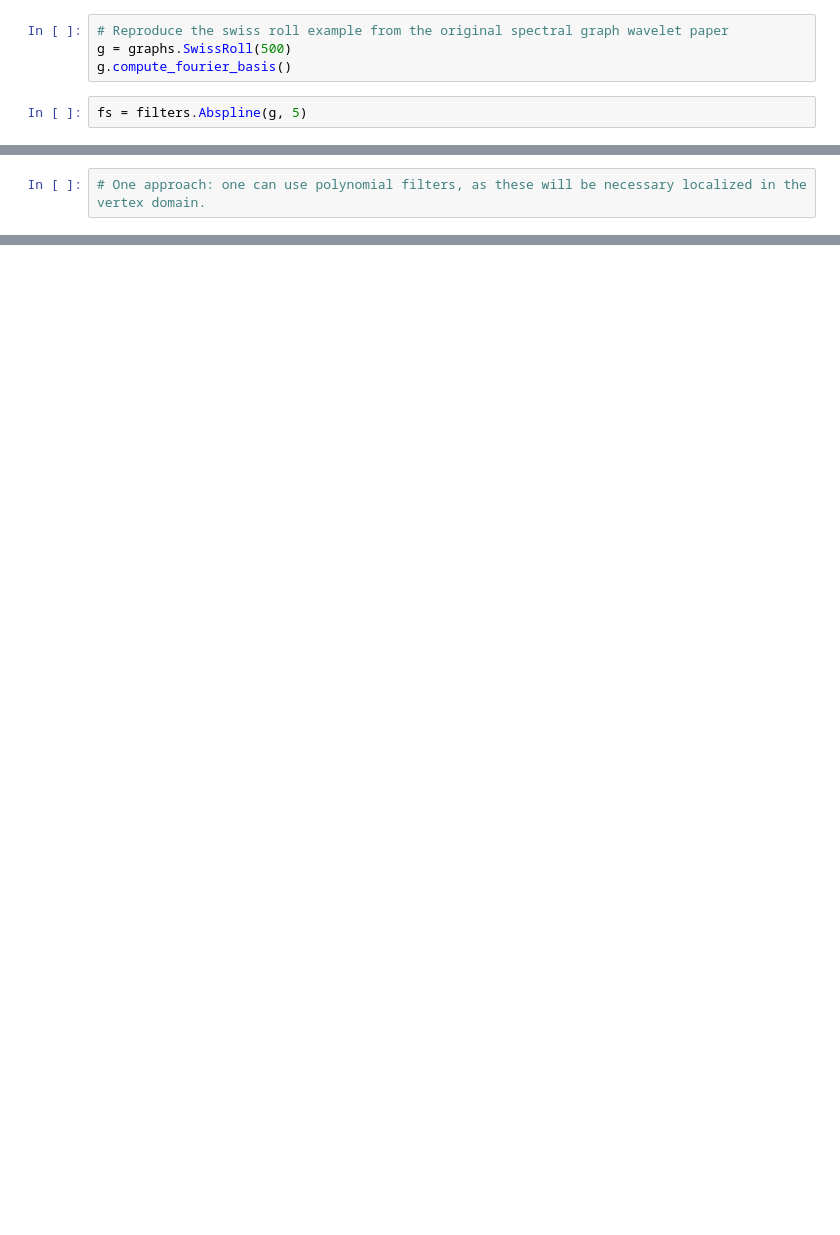
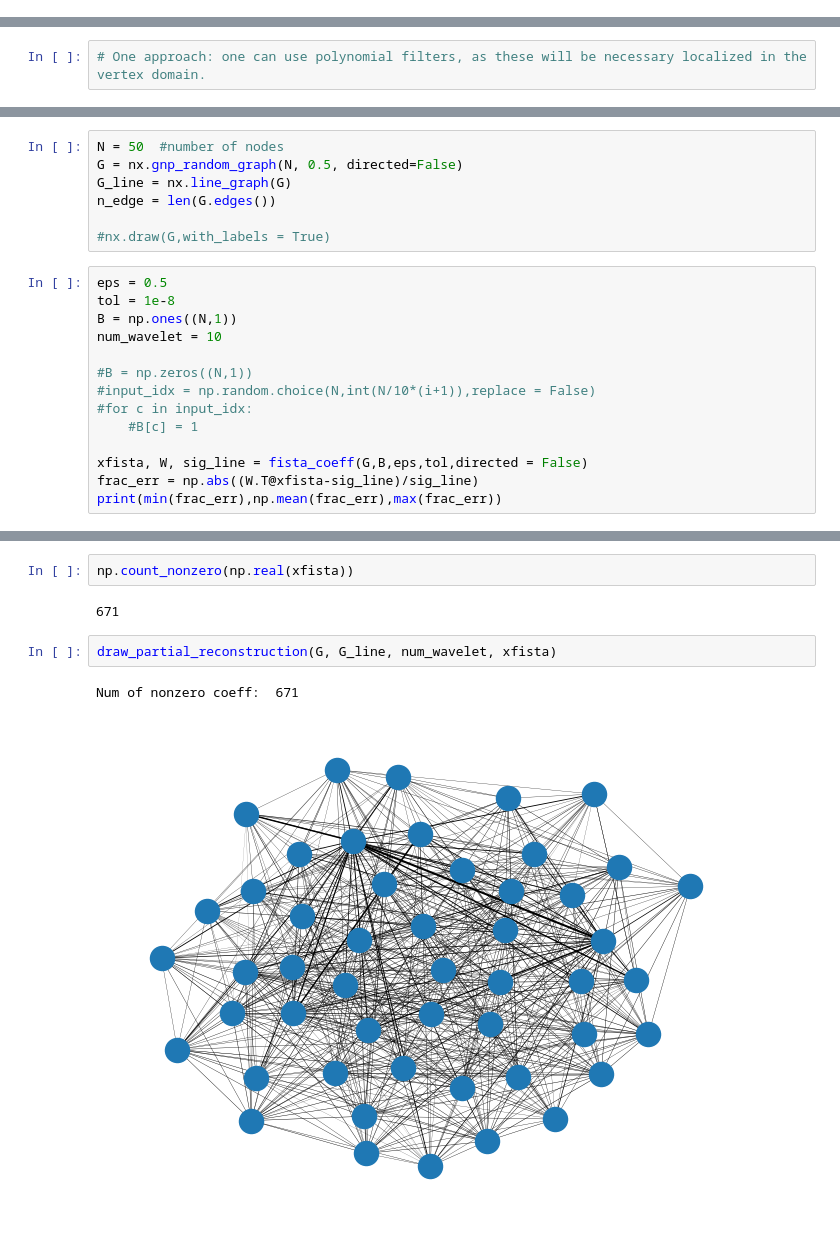
Before and after one commit to akumar01/pygsp, a Jupyter notebook: test_digraph_wv.ipynb, the cells around one changed output, grey strips where cells are left out. Drawn from its saved outputs; the diff is of its cells as text; blank space fills up the shorter version.

```diff
--- a/test_digraph_wv.ipynb
+++ b/test_digraph_wv.ipynb
@@ -151,6 +107,0 @@ fs.estimate_frame_bounds()
-# %%
-# Reproduce the swiss roll example from the original spectral graph wavelet paper
-g = graphs.SwissRoll(500)
-g.compute_fourier_basis()
-# %%
-fs = filters.Abspline(g, 5)
@@ -168,0 +239,21 @@ g.plot(s[:, 0], highlight=1)
+# %%
+N = 50  #number of nodes
+G = nx.gnp_random_graph(N, 0.5, directed=False)
+G_line = nx.line_graph(G)
+n_edge = len(G.edges())
+
+#nx.draw(G,with_labels = True)
+# %%
+eps = 0.5
+tol = 1e-8
+B = np.ones((N,1))
+num_wavelet = 10
+
+#B = np.zeros((N,1))
+#input_idx = np.random.choice(N,int(N/10*(i+1)),replace = False)
+#for c in input_idx:
+    #B[c] = 1
+
+xfista, W, sig_line = fista_coeff(G,B,eps,tol,directed = False)
+frac_err = np.abs((W.T@xfista-sig_line)/sig_line)
+print(min(frac_err),np.mean(frac_err),max(frac_err))
@@ -168,0 +264,9 @@ g.plot(s[:, 0], highlight=1)
+# %%
+np.count_nonzero(np.real(xfista))
+# %% [output]
+671
+# %%
+draw_partial_reconstruction(G, G_line, num_wavelet, xfista)
+# %% [output]
+Num of nonzero coeff:  671
+[figure, added]
```
Also changed, not shown: parts of 34 cells of this notebook.
